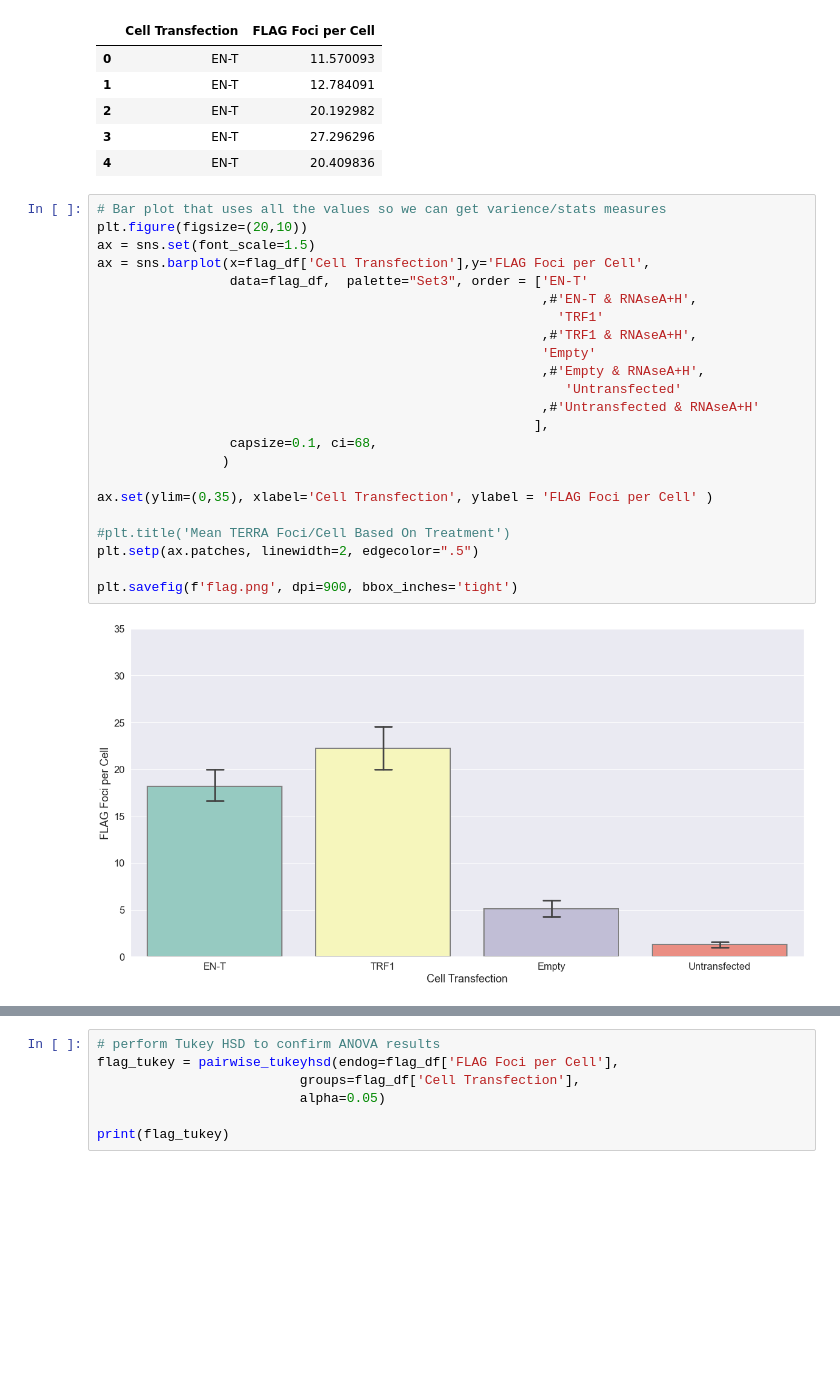
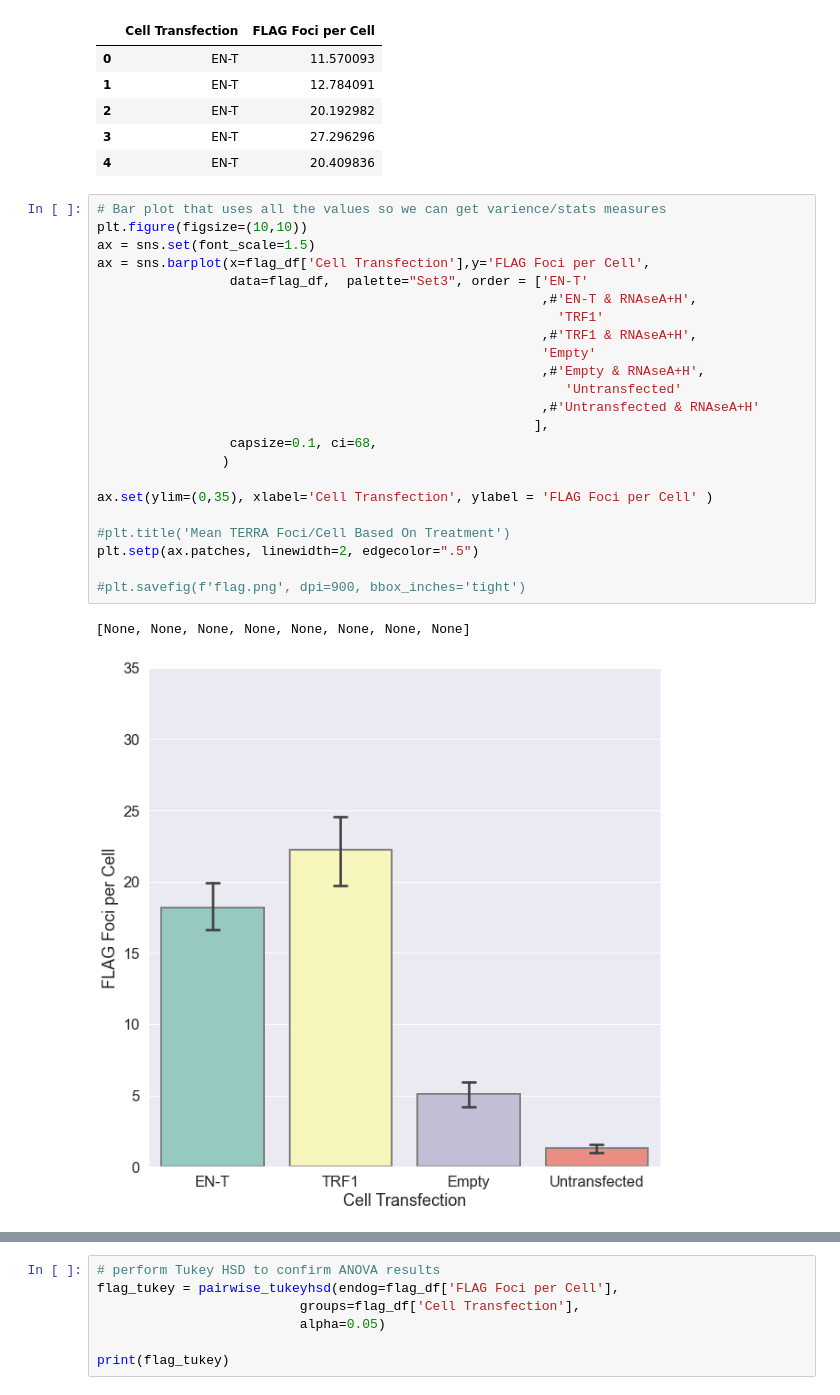
Before and after one commit to aidan-lew/TERRA_DSB, a Jupyter notebook: refined_terra_dsb.ipynb, the cells around one changed output, grey strips where cells are left out. Cells and saved outputs as stored; diff of their text form; blank space fills up the shorter version.

```diff
--- a/refined_terra_dsb.ipynb
+++ b/refined_terra_dsb.ipynb
@@ -1104,29 +1106,30 @@ flag_df.head()
 | 4 | EN-T | 20.409836 |
 # %%
 # Bar plot that uses all the values so we can get varience/stats measures
-plt.figure(figsize=(20,10))
+plt.figure(figsize=(10,10))
 ax = sns.set(font_scale=1.5)
 ax = sns.barplot(x=flag_df['Cell Transfection'],y='FLAG Foci per Cell',
                  data=flag_df,  palette="Set3", order = ['EN-T'
                                                          ,#'EN-T & RNAseA+H',
                                                            'TRF1'
                                                          ,#'TRF1 & RNAseA+H',
                                                          'Empty'
                                                          ,#'Empty & RNAseA+H',
                                                             'Untransfected'
                                                          ,#'Untransfected & RNAseA+H'
                                                         ],
                  capsize=0.1, ci=68,
                 )
 
 ax.set(ylim=(0,35), xlabel='Cell Transfection', ylabel = 'FLAG Foci per Cell' )
 
 #plt.title('Mean TERRA Foci/Cell Based On Treatment')
 plt.setp(ax.patches, linewidth=2, edgecolor=".5")
 
-plt.savefig(f'flag.png', dpi=900, bbox_inches='tight')
+#plt.savefig(f'flag.png', dpi=900, bbox_inches='tight')
 # %% [output]
+[None, None, None, None, None, None, None, None]
-[figure, old version]
+[figure, new version]
 # %%
 #ANOVAs
 # E v T
```
Also changed, not shown: parts of 18 cells of this notebook.
